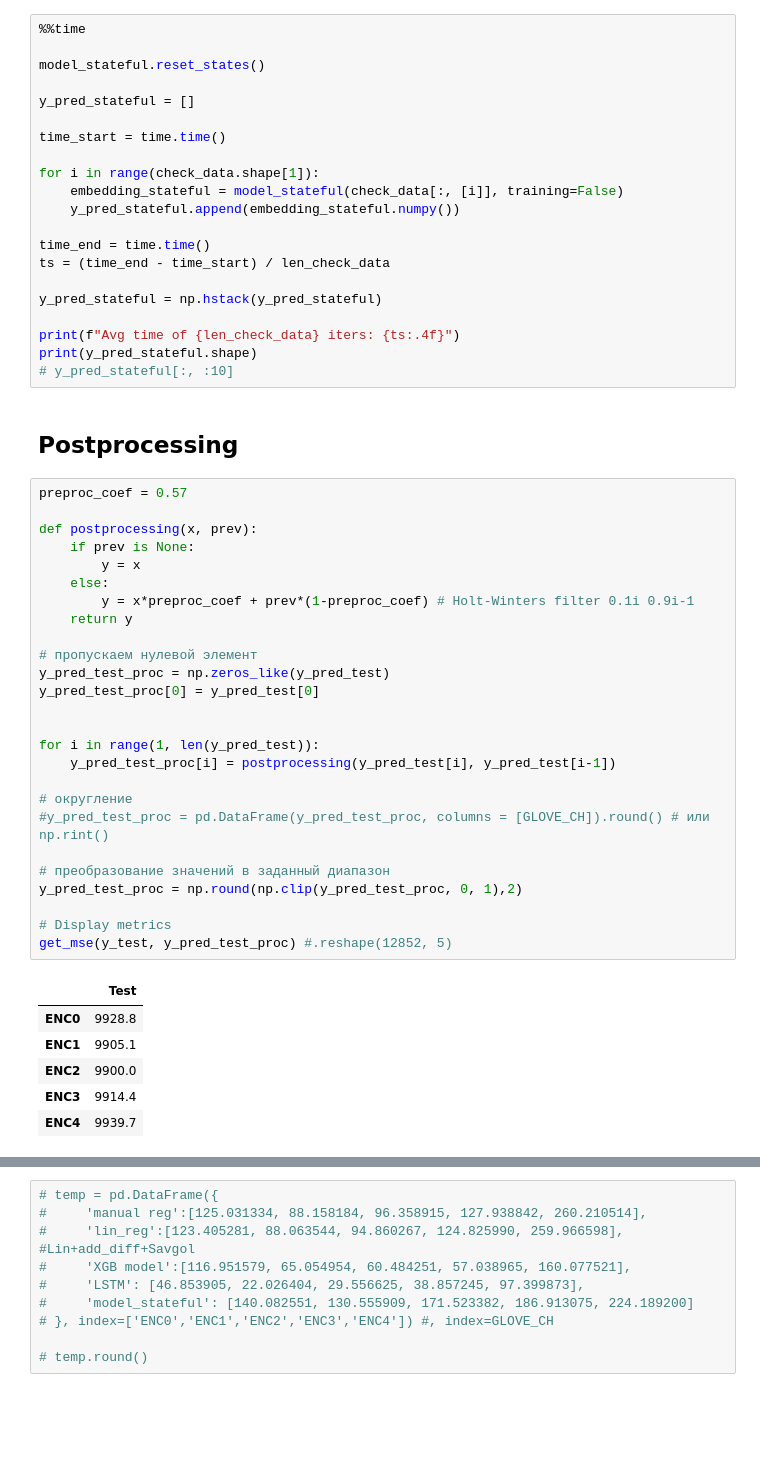
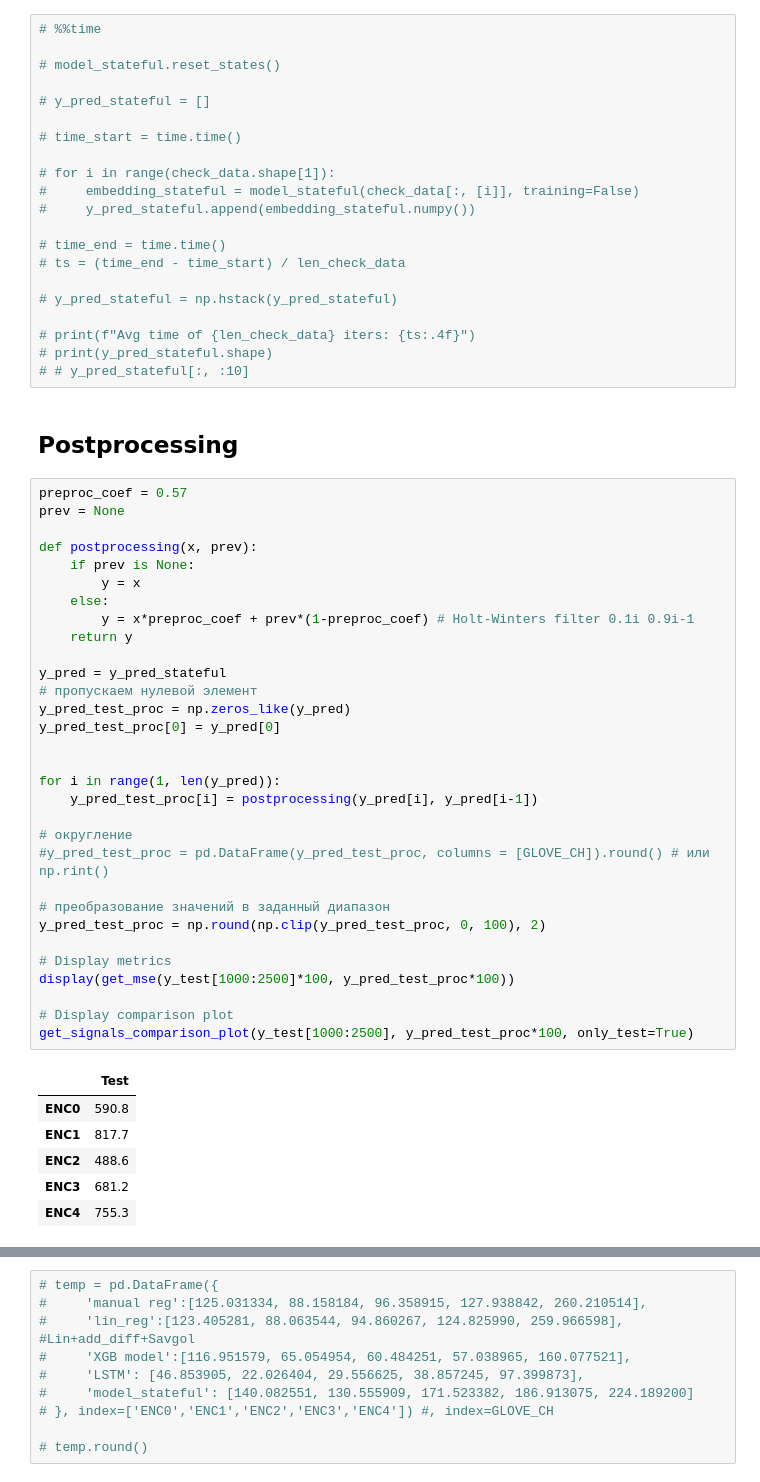
Before and after one commit to Internship-moto/Gestures_3, a Jupyter notebook: notebooks/Gestures_3.ipynb, the cells around one changed output, grey strips where cells are left out. Saved outputs shown, nothing was run; the diff lists cells and outputs as text; blank space fills up the shorter version.

```diff
--- a/notebooks/Gestures_3.ipynb
+++ b/notebooks/Gestures_3.ipynb
@@ -934,56 +640,61 @@ np.isclose(y_pred, y_pred_stateful).sum() / np.prod(y_pred_stateful.shape)
 # %%
-%%time
+# %%time
 
-model_stateful.reset_states()
+# model_stateful.reset_states()
 
-y_pred_stateful = []
+# y_pred_stateful = []
 
-time_start = time.time()
+# time_start = time.time()
 
-for i in range(check_data.shape[1]):
-    embedding_stateful = model_stateful(check_data[:, [i]], training=False)
-    y_pred_stateful.append(embedding_stateful.numpy())
+# for i in range(check_data.shape[1]):
+#     embedding_stateful = model_stateful(check_data[:, [i]], training=False)
+#     y_pred_stateful.append(embedding_stateful.numpy())
 
-time_end = time.time()
-ts = (time_end - time_start) / len_check_data
+# time_end = time.time()
+# ts = (time_end - time_start) / len_check_data
 
-y_pred_stateful = np.hstack(y_pred_stateful)
+# y_pred_stateful = np.hstack(y_pred_stateful)
 
-print(f"Avg time of {len_check_data} iters: {ts:.4f}")
-print(y_pred_stateful.shape)
-# y_pred_stateful[:, :10]
+# print(f"Avg time of {len_check_data} iters: {ts:.4f}")
+# print(y_pred_stateful.shape)
+# # y_pred_stateful[:, :10]
 # %% [markdown]
 ## Postprocessing
 # %%
 preproc_coef = 0.57
+prev = None
 
 def postprocessing(x, prev):
     if prev is None:
         y = x
     else:
         y = x*preproc_coef + prev*(1-preproc_coef) # Holt-Winters filter 0.1i 0.9i-1
     return y
 
+y_pred = y_pred_stateful
 # пропускаем нулевой элемент
-y_pred_test_proc = np.zeros_like(y_pred_test)
-y_pred_test_proc[0] = y_pred_test[0]
+y_pred_test_proc = np.zeros_like(y_pred)
+y_pred_test_proc[0] = y_pred[0]
 
 
-for i in range(1, len(y_pred_test)):
-    y_pred_test_proc[i] = postprocessing(y_pred_test[i], y_pred_test[i-1])
+for i in range(1, len(y_pred)):
+    y_pred_test_proc[i] = postprocessing(y_pred[i], y_pred[i-1])
 
 # округление
 #y_pred_test_proc = pd.DataFrame(y_pred_test_proc, columns = [GLOVE_CH]).round() # или np.rint()
 
 # преобразование значений в заданный диапазон
-y_pred_test_proc = np.round(np.clip(y_pred_test_proc, 0, 1),2)
+y_pred_test_proc = np.round(np.clip(y_pred_test_proc, 0, 100), 2)
 
 # Display metrics
-get_mse(y_test, y_pred_test_proc) #.reshape(12852, 5)
+display(get_mse(y_test[1000:2500]*100, y_pred_test_proc*100))
+
+# Display comparison plot
+get_signals_comparison_plot(y_test[1000:2500], y_pred_test_proc*100, only_test=True)
 # %% [output]
 |  | Test |
-| ENC0 | 9928.8 |
-| ENC1 | 9905.1 |
-| ENC2 | 9900.0 |
-| ENC3 | 9914.4 |
-| ENC4 | 9939.7 |
+| ENC0 | 590.8 |
+| ENC1 | 817.7 |
+| ENC2 | 488.6 |
+| ENC3 | 681.2 |
+| ENC4 | 755.3 |
```
Also changed, not shown: parts of 72 cells of this notebook.
